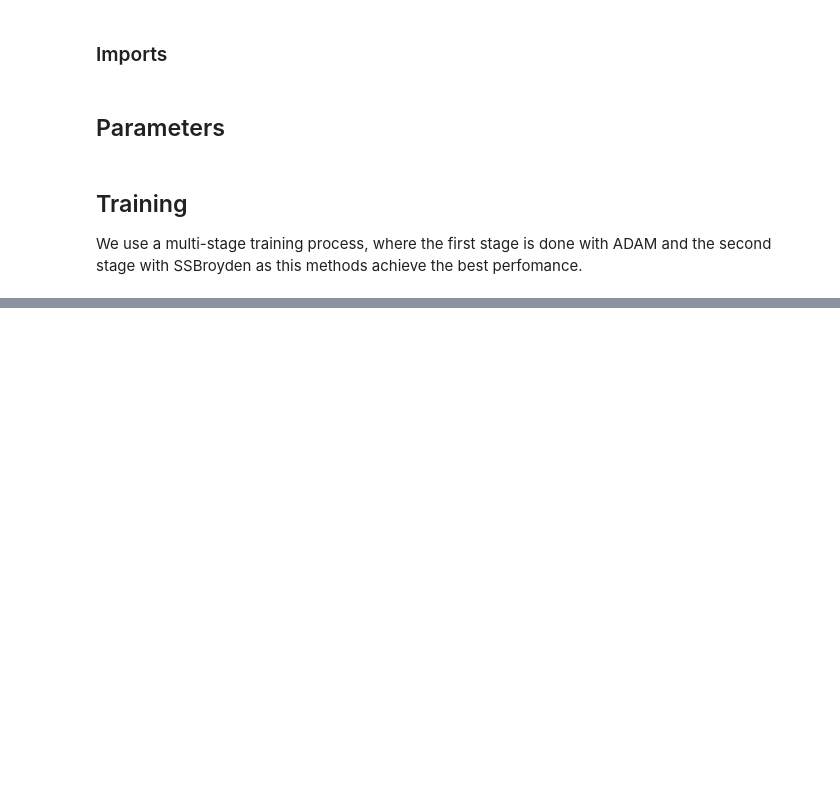
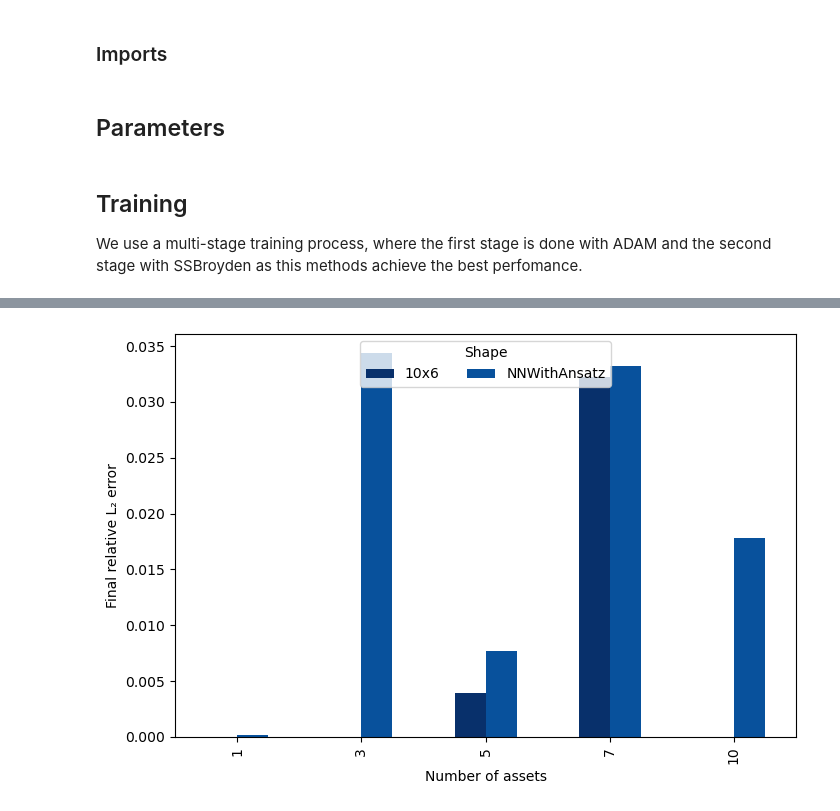
Before and after one commit to jmelo11/pricing_pinns, a Jupyter notebook: experiments/bechmarks.ipynb, the cells around one changed output, grey strips where cells are left out. Cells and saved outputs as stored; diff of their text form; code cells hidden in the pictures; blank space fills up the shorter version.

```diff
--- a/experiments/bechmarks.ipynb
+++ b/experiments/bechmarks.ipynb
@@ -179,0 +180,12 @@ L2 Error (%):  10.804757
+# %%
+fig = plot_l2_error(
+    bench,
+    backend="matplotlib",
+    fig_size=(720, 480),
+    scale_nn=1.0,
+    use_log=False,
+    yscale="linear",
+)
+fig.show()
+# %% [output]
+[figure, added]
```
Also changed, not shown: parts of 6 cells of this notebook, 10 other files.
